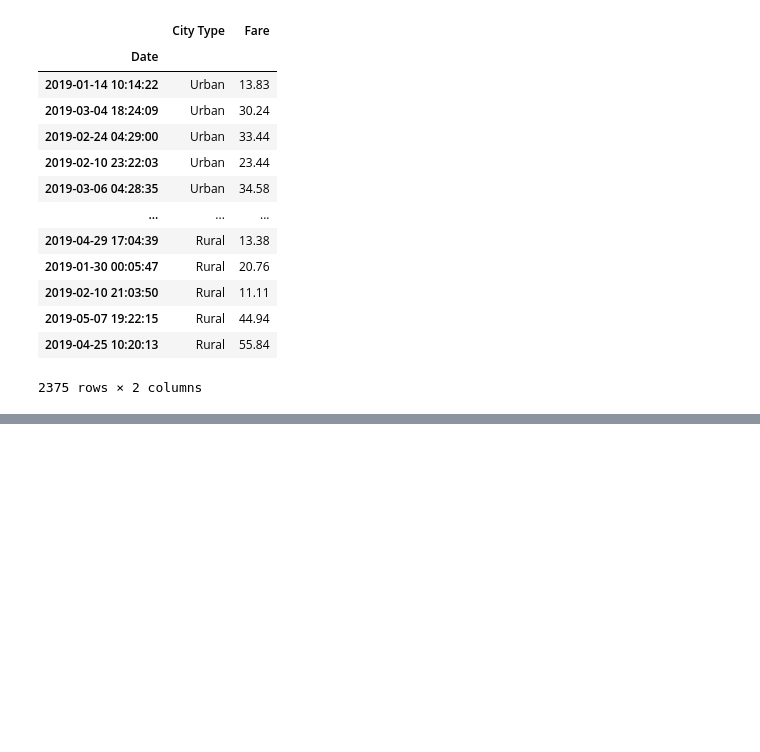
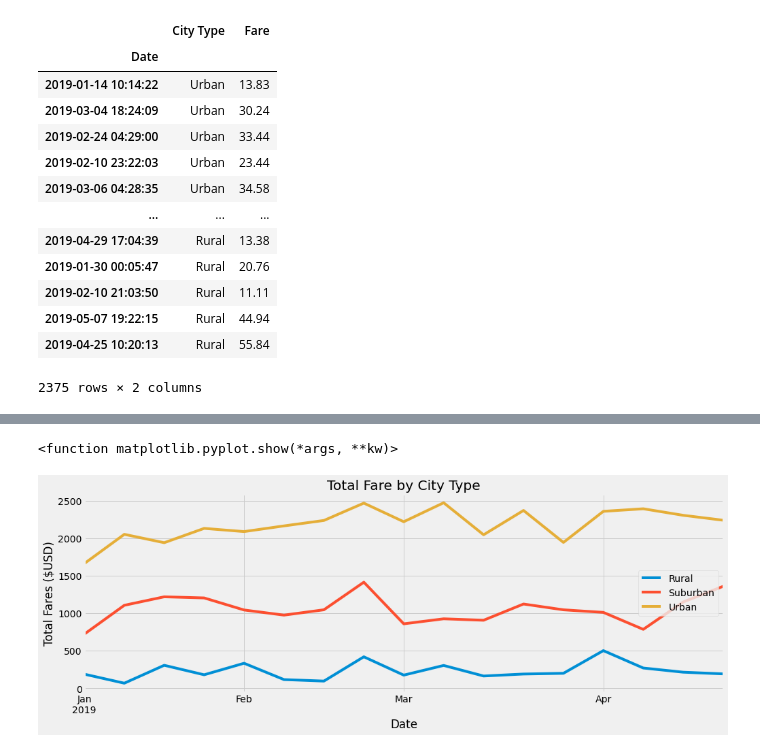
Before and after one commit to Duvey314/PyBer-Analysis, a Jupyter notebook: PyBer Analysis.ipynb, the cells around one changed output, grey strips where cells are left out. Drawn from its saved outputs; the diff is of its cells as text; code cells hidden in the pictures; blank space fills up the shorter version.

Commit message:
Added graph of weekly fare by city type

```diff
--- a/PyBer Analysis.ipynb
+++ b/PyBer Analysis.ipynb
@@ -657,14 +660,15 @@ Next we will make the line chart for weekly fares.
 pyber_data_df.columns = ['City', 'Date','Fare', 'Ride Id','No. Drivers', 'City Type']
 
 # make another dataframe for the chart with only the values we need
-weekly_fare_df = pyber_data_df[['Date','City Type','Fare']].copy()
+date_df = pyber_data_df[['Date','City Type','Fare']].copy()
 
 # make the index the date column
-weekly_fare_df.set_index('Date', inplace=True)
+date_df.set_index('Date', inplace=True)
 
-# set the date to a datetime data type
+# change the index type to datetime
+date_df.index = pd.to_datetime(date_df.index)
 
-weekly_fare_df
+date_df
 # %% [output]
 |  | City Type | Fare |
 | Date |  |  |
@@ -682,0 +704,8 @@ weekly_fare_df
+# %%
+# create the pivot table
+date_df = date_df.pivot_table(values='Fare', index='Date', columns='City Type')
+
+# only select a four month range
+date_city_df = date_df.loc['2019-01-01':'2019-04-28']
+
+date_city_df
@@ -682,0 +727,10 @@ weekly_fare_df
+# %%
+# create a new dataframe to hold the weekly fare data
+weekly_fare_df = pd.DataFrame()
+
+# get the weekly data from the pivot table
+weekly_fare_df['Urban'] = date_city_df.Urban.resample('W').sum()
+weekly_fare_df['Suburban'] = date_city_df.Suburban.resample('W').sum()
+weekly_fare_df['Rural'] = date_city_df.Rural.resample('W').sum()
+
+weekly_fare_df
@@ -682,0 +757,19 @@ weekly_fare_df
+# %%
+# use the fivethirtyeight style
+plt.style.use('fivethirtyeight')
+
+# use the weekly fare data and size the figure
+weekly_fare_df[['Rural','Suburban','Urban']].plot(figsize=(15,5))
+
+# add title and labels
+plt.title("Total Fare by City Type")
+plt.ylabel("Total Fares ($USD)")
+
+# save the figure
+plt.savefig("analysis/Fig8.png")
+
+#show the figure
+plt.show
+# %% [output]
+<function matplotlib.pyplot.show(*args, **kw)>
+[figure, added]
```
Also changed, not shown: parts of 4 cells of this notebook, 1 other file.
